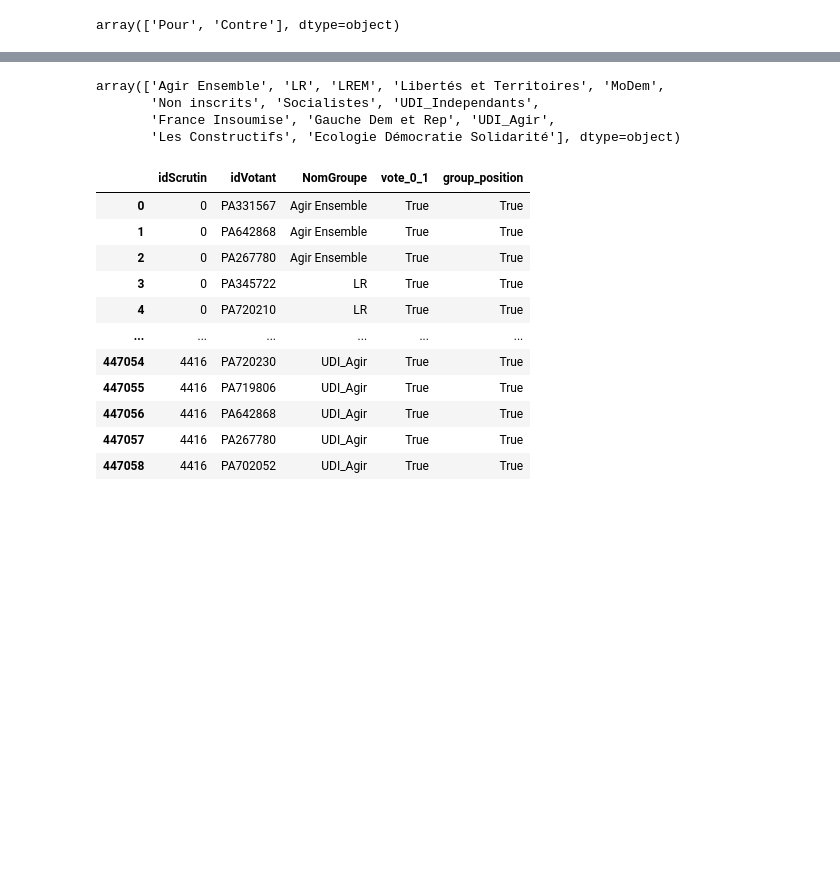
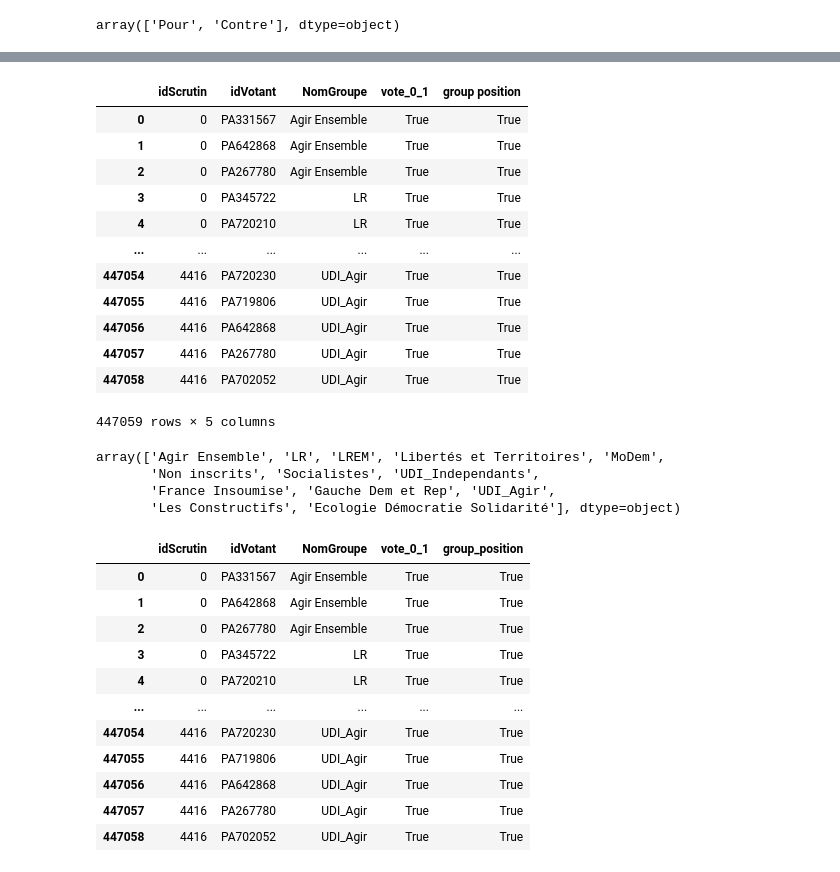
Before and after one commit to Hervedarr31/Social-Choice-and-Voting, a Jupyter notebook: Data Assemblée.ipynb, the cells around one changed output, grey strips where cells are left out. Cells and saved outputs as stored; diff of their text form; code cells hidden in the pictures; blank space fills up the shorter version.

Commit message:
fixed a path issue and used quicker function to compute group_position

```diff
--- a/Data Assemblée.ipynb
+++ b/Data Assemblée.ipynb
@@ -96,0 +65,9 @@ df_votes_short
+# %%
+def position(df):
+    df_groupe = df[['NomGroupe','vote_0_1']].groupby('NomGroupe').mean('vote_0_1')
+    df_groupe['group position'] = df_groupe['vote_0_1'].apply(lambda x : x >= 0.5)
+    df_groupe.drop('vote_0_1', axis = 1, inplace = True)
+    return(df_groupe)
+# %%
+df_positions_groupe = df_votes.groupby('idScrutin').apply(position)
+df_positions_groupe.reset_index(inplace=True)
@@ -97,7 +90,22 @@ df_votes_short
 # %%
-df_votes_final = df_votes_short.merge(df_positions_groupes, on = ['idScrutin','NomGroupe'], how = 'right')
+df_votes_short = df_votes[['idScrutin','idVotant','NomGroupe','vote_0_1']]
+df_votes_final = df_votes_short.merge(df_positions_groupe, on = ['idScrutin','NomGroupe'], how = 'right')
-# %%
-df_votes_final.rename({'position':'group_position'}, axis= 1, inplace = True)
+# %%
+df_votes_final
+# %% [output]
+|  | idScrutin | idVotant | NomGroupe | vote_0_1 | group position |
+| 0 | 0 | PA331567 | Agir Ensemble | True | True |
+| 1 | 0 | PA642868 | Agir Ensemble | True | True |
+| 2 | 0 | PA267780 | Agir Ensemble | True | True |
+| 3 | 0 | PA345722 | LR | True | True |
+| 4 | 0 | PA720210 | LR | True | True |
+| ... | ... | ... | ... | ... | ... |
+| 447054 | 4416 | PA720230 | UDI_Agir | True | True |
+| 447055 | 4416 | PA719806 | UDI_Agir | True | True |
+| 447056 | 4416 | PA642868 | UDI_Agir | True | True |
+| 447057 | 4416 | PA267780 | UDI_Agir | True | True |
+| 447058 | 4416 | PA702052 | UDI_Agir | True | True |
+447059 rows × 5 columns
 # %%
 df_votes_final['NomGroupe'].unique()
 # %% [output]
```
Also changed, not shown: parts of 10 cells of this notebook.
